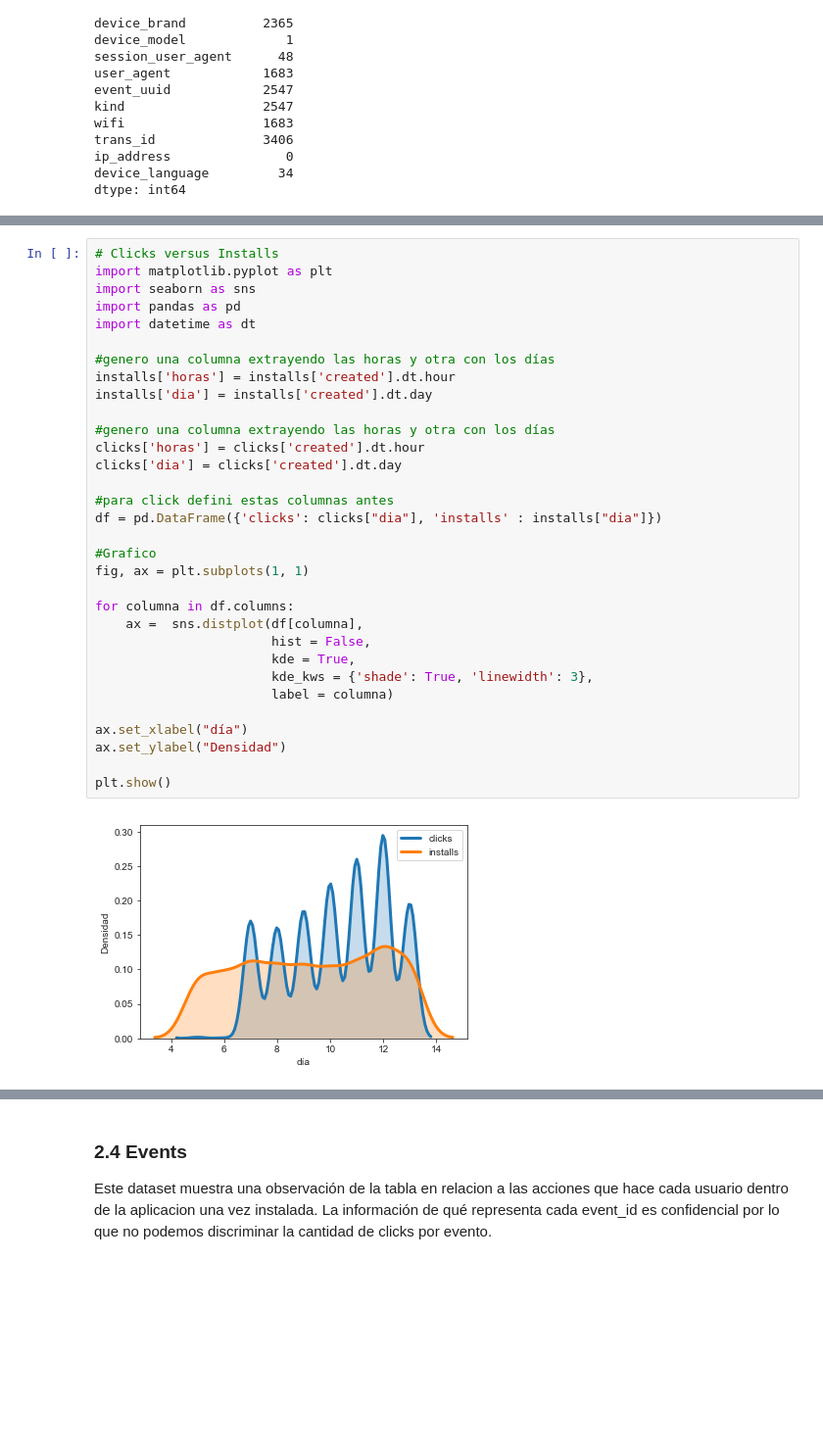
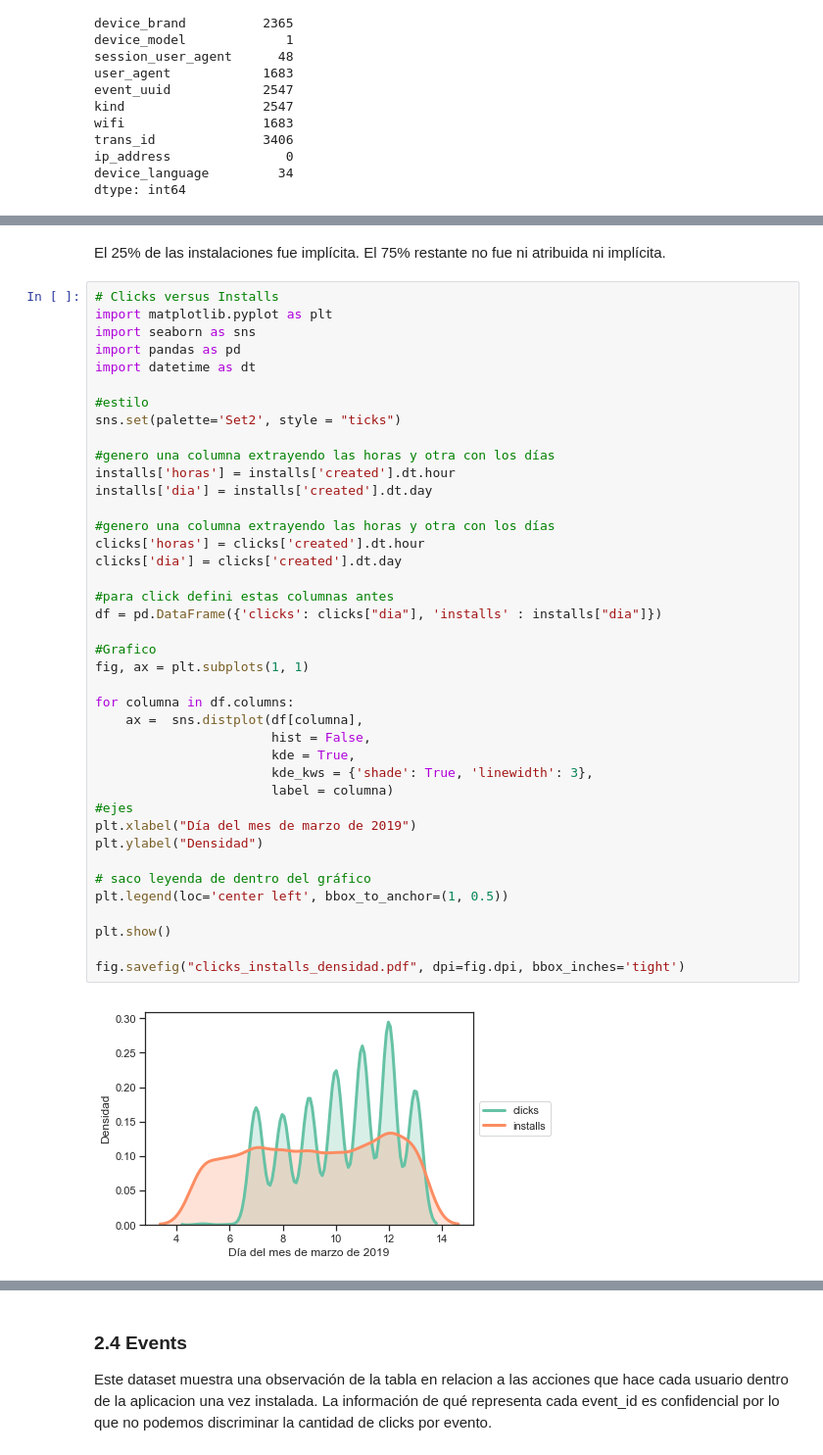
Before and after one commit to flor14/Organizacion_de_datos_2019, a Jupyter notebook: Tp1_datos.ipynb, the cells around one changed output, grey strips where cells are left out. Shown: that part at 98% size. Saved outputs shown, nothing was run; the diff lists cells and outputs as text; blank space fills up the shorter version.

```diff
--- a/Tp1_datos.ipynb
+++ b/Tp1_datos.ipynb
@@ -308,34 +393,44 @@ TypeError: 'numpy.ndarray' object is not callable
+# %% [markdown]
+El 25% de las instalaciones fue implícita. El 75% restante no fue ni atribuida ni implícita.
 # %%
 # Clicks versus Installs
 import matplotlib.pyplot as plt
 import seaborn as sns
 import pandas as pd
 import datetime as dt
+
+#estilo
+sns.set(palette='Set2', style = "ticks")
 
 #genero una columna extrayendo las horas y otra con los días
 installs['horas'] = installs['created'].dt.hour
 installs['dia'] = installs['created'].dt.day
 
 #genero una columna extrayendo las horas y otra con los días
 clicks['horas'] = clicks['created'].dt.hour
 clicks['dia'] = clicks['created'].dt.day
 
 #para click defini estas columnas antes
 df = pd.DataFrame({'clicks': clicks["dia"], 'installs' : installs["dia"]})
 
 #Grafico
 fig, ax = plt.subplots(1, 1)
 
 for columna in df.columns:
     ax =  sns.distplot(df[columna],
                        hist = False,
                        kde = True,
                        kde_kws = {'shade': True, 'linewidth': 3},
                        label = columna)
+#ejes
+plt.xlabel("Día del mes de marzo de 2019")
+plt.ylabel("Densidad")
 
-ax.set_xlabel("día")
-ax.set_ylabel("Densidad")
+# saco leyenda de dentro del gráfico
+plt.legend(loc='center left', bbox_to_anchor=(1, 0.5))
 
 plt.show()
+
+fig.savefig("clicks_installs_densidad.pdf", dpi=fig.dpi, bbox_inches='tight')
 # %% [output]
-[figure, old version]
+[figure, new version]
```
Also changed, not shown: parts of 20 cells of this notebook, 5 other files.
